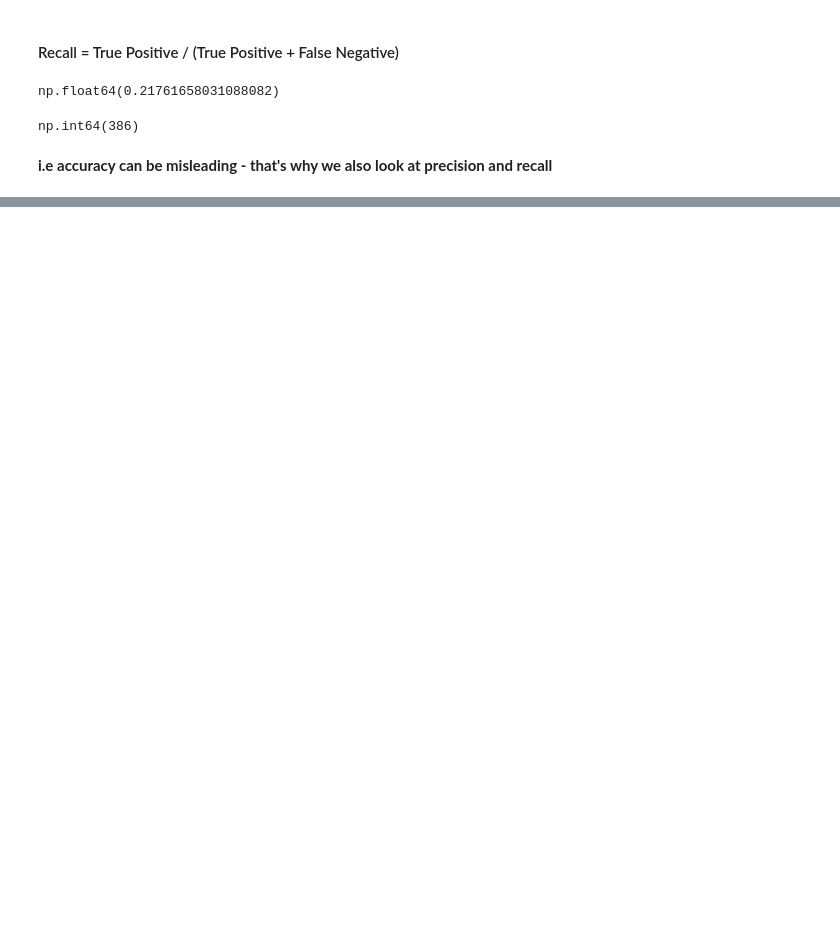
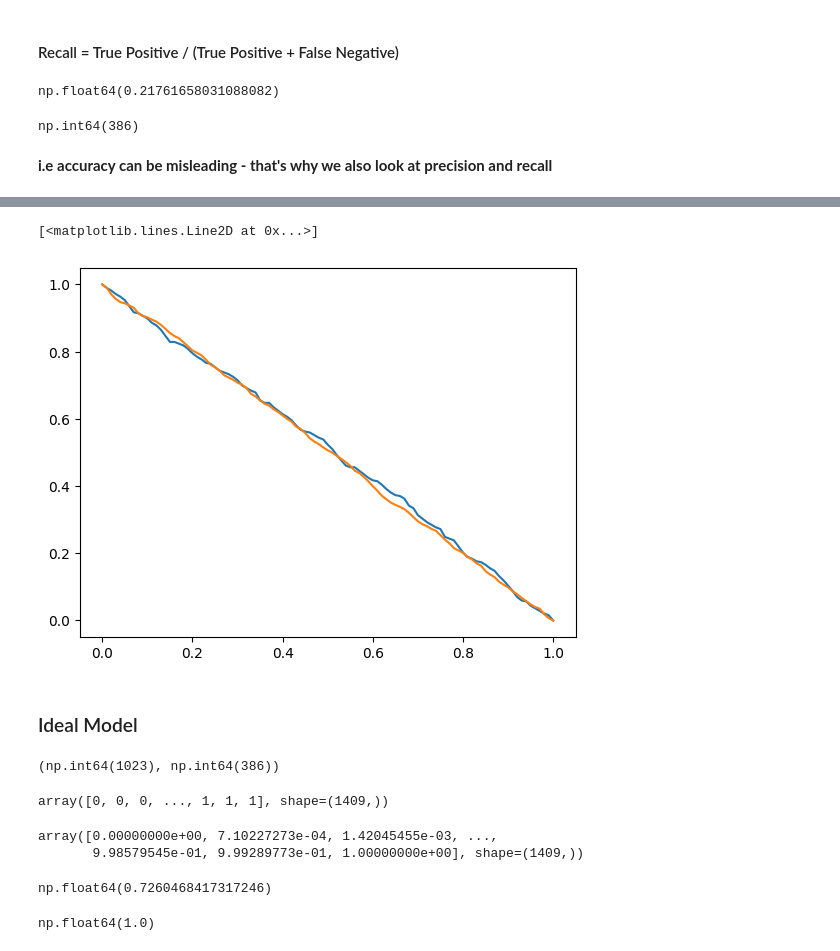
Before and after one commit to Rimsha-Bashir/machine-learning-zoomcamp, a Jupyter notebook: module-4 /eval-metrics/data-preparation.ipynb, the cells around one changed output, grey strips where cells are left out. Drawn from its saved outputs; the diff is of its cells as text; code cells hidden in the pictures; blank space fills up the shorter version.

```diff
--- a/module-4 /eval-metrics/data-preparation.ipynb
+++ b/module-4 /eval-metrics/data-preparation.ipynb
@@ -1393,0 +1488,31 @@ np.int64(386)
+# %%
+def tpr_fpr_df(y_val, y_pred):
+    scores = []
+
+    thredholds = np.linspace(0,1,101)
+
+    for t in thresholds:
+        actual_positive = (y_val==1)
+        actual_negative = (y_val==0)
+
+        predict_positive = (y_pred >= t)
+        predict_negative = (y_pred < t)
+
+        tp = (predict_positive & actual_positive).sum()
+        tn = (predict_negative & actual_negative).sum()
+
+        fp = (predict_positive & actual_negative).sum()
+        fn = (predict_negative & actual_positive).sum()
+
+        scores.append((t,tp,fp,tn,fn))
+
+    columns = ['threshold', 'tp', 'fp', 'tn', 'fn']
+    df_scores = pd.DataFrame(scores, columns = columns)
+
+    df_scores['tpr'] = df_scores.tp / (df_scores.tp + df_scores.fn)
+    df_scores['fpr'] = df_scores.fp / (df_scores.fp + df_scores.tn)
+
+    return df_scores
+# %%
+df_rand = tpr_fpr_df(y_val, y_rand)
+df_rand[::10]
@@ -1393,0 +1532,14 @@ np.int64(386)
+# %%
+plt.plot(df_rand.threshold, df_rand['tpr'], label = 'TPR') # X-aixs - threshold, Y-axis - tpr/fpr
+plt.plot(df_rand.threshold, df_rand['fpr'], label = 'FPR')
+# %% [output]
+[<matplotlib.lines.Line2D at 0x...>]
+[figure, added]
+# %% [markdown]
+### Ideal Model
+# %%
+num_neg = (y_val == 0).sum()
+num_pos = (y_val == 1).sum()
+num_neg, num_pos
+# %% [output]
+(np.int64(1023), np.int64(386))
@@ -1393,0 +1548,4 @@ np.int64(386)
+# %%
+y_ideal
+# %% [output]
+array([0, 0, 0, ..., 1, 1, 1], shape=(1409,))
@@ -1393,0 +1554,13 @@ np.int64(386)
+# %%
+y_ideal_pred
+# %% [output]
+array([0.00000000e+00, 7.10227273e-04, 1.42045455e-03, ...,
+       9.98579545e-01, 9.99289773e-01, 1.00000000e+00], shape=(1409,))
+# %%
+1 - y_val.mean()
+# %% [output]
+np.float64(0.7260468417317246)
+# %%
+((y_ideal_pred >= 0.726) == y_ideal).mean()
+# %% [output]
+np.float64(1.0)
```
Also changed, not shown: parts of 57 cells of this notebook, 1 other file.
